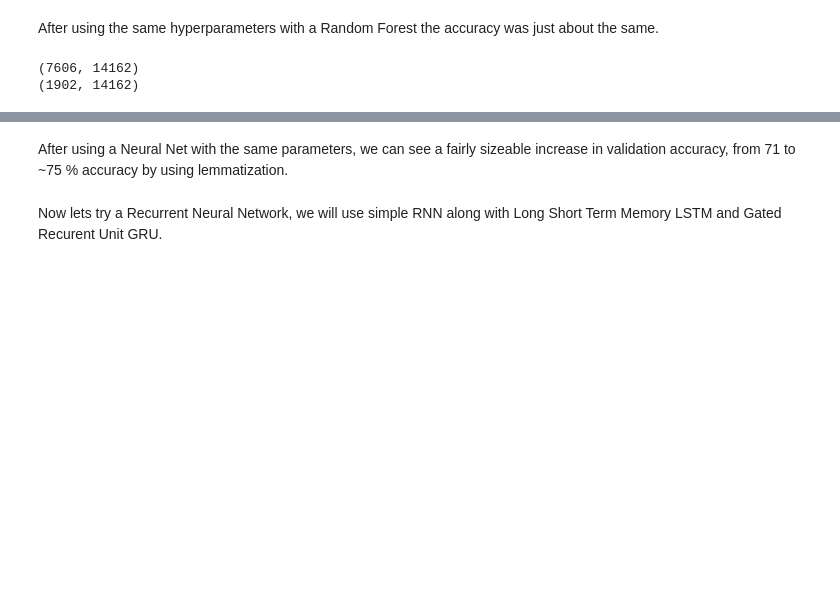
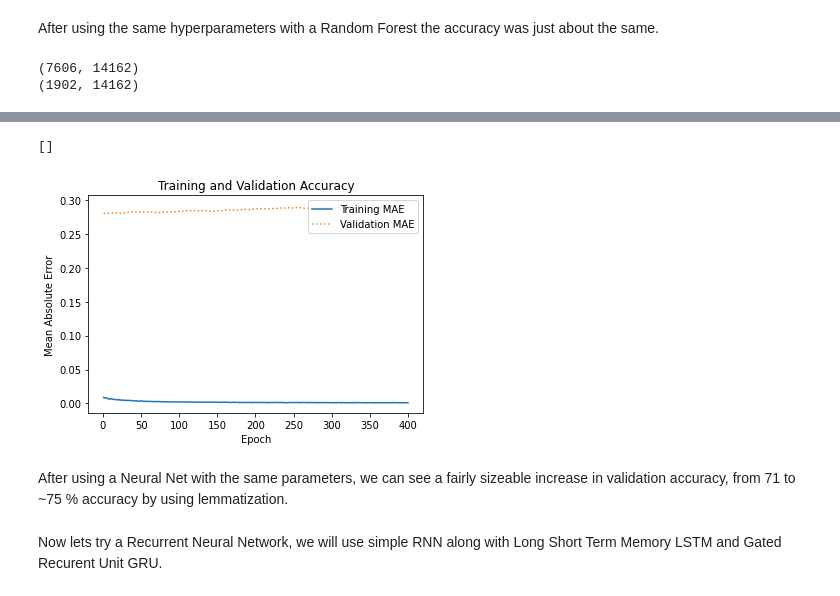
Before and after one commit to phmorris610/cs39aa_project, a Jupyter notebook: project_part3.ipynb, the cells around one changed output, grey strips where cells are left out. Cells and saved outputs as stored; diff of their text form; code cells hidden in the pictures; blank space fills up the shorter version.

```diff
--- a/project_part3.ipynb
+++ b/project_part3.ipynb
@@ -600,3 +620,17 @@ cm.plot()
+# %%
+err = fit.history['mae']
+val_err = fit.history['val_mae']
+epochs = range(1, len(err) + 1)
+plt.plot(epochs, err, '-', label='Training MAE')
+plt.plot(epochs, val_err, ':', label='Validation MAE')
+plt.title('Training and Validation Accuracy')
+plt.xlabel('Epoch')
+plt.ylabel('Mean Absolute Error')
+plt.legend(loc='upper right')
+plt.plot()
+# %% [output]
+[]
+[figure, added]
 # %% [markdown]
 After using a Neural Net with the same parameters, we can see a fairly sizeable increase in validation accuracy, from 71 to ~75 % accuracy by using lemmatization.
 # %% [markdown]
```
Also changed, not shown: parts of 8 cells of this notebook.
